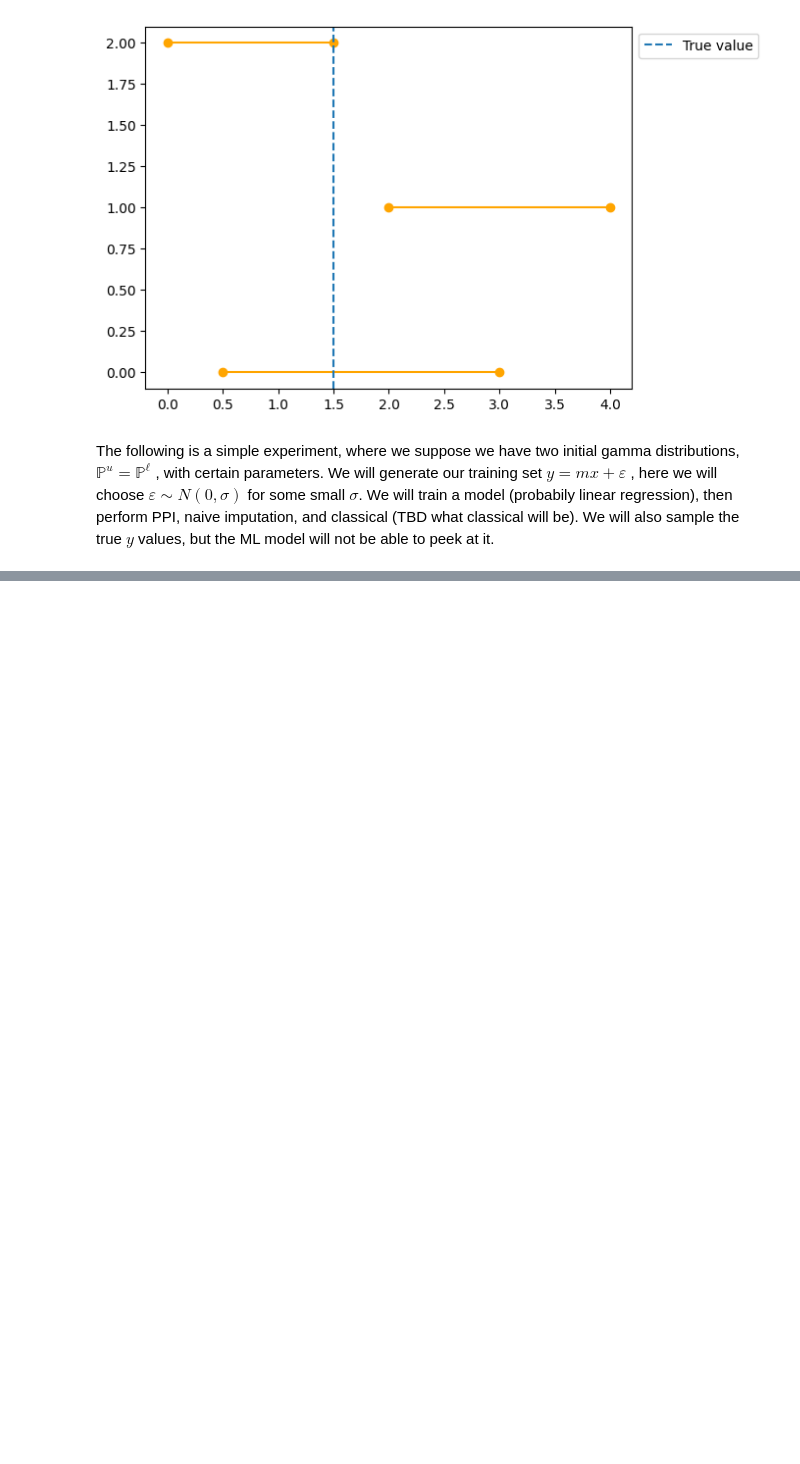
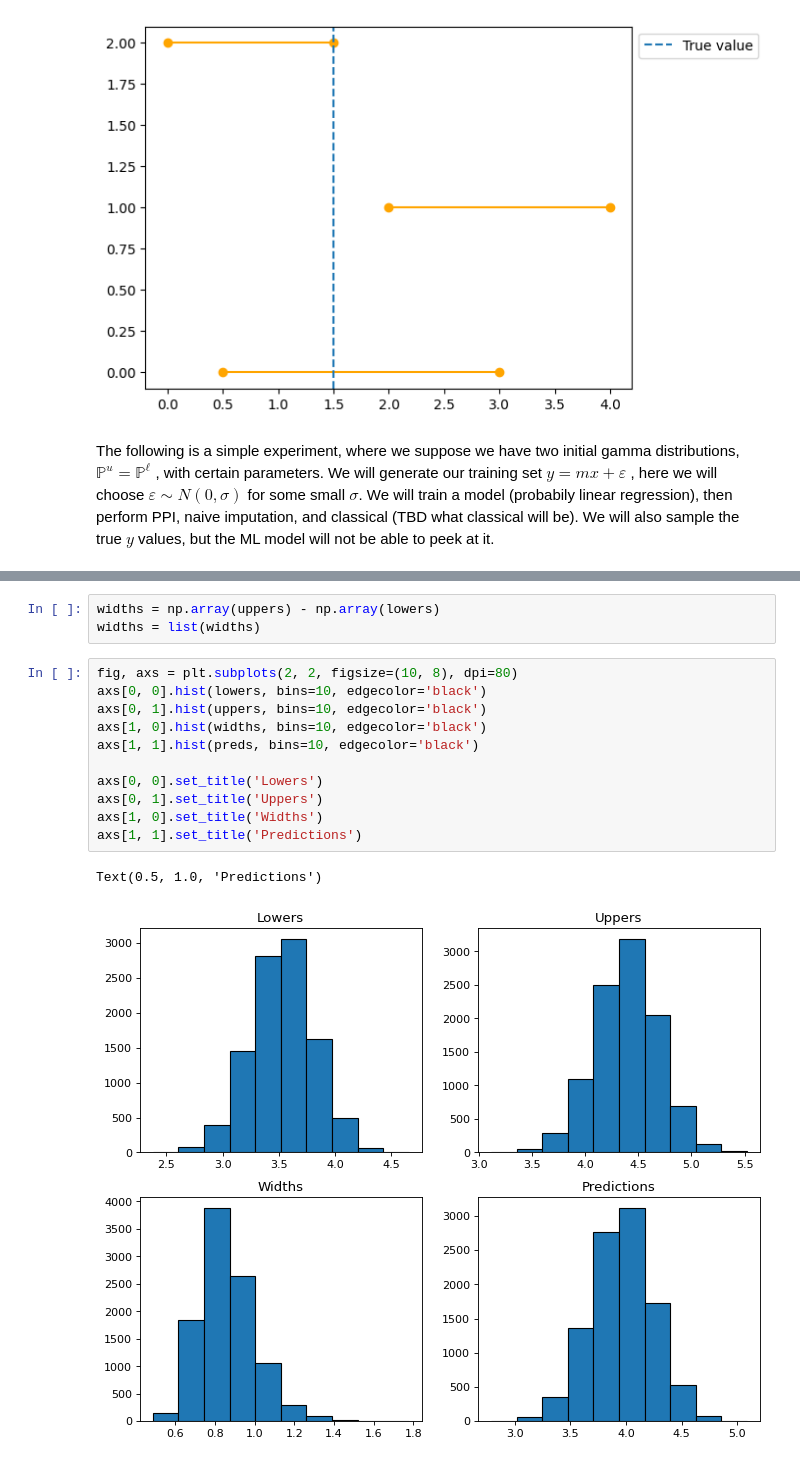
Before and after one commit to nicholas-denis/ppi-testing, a Jupyter notebook: PPI Ratio estimator.ipynb, the cells around one changed output, grey strips where cells are left out. Drawn from its saved outputs; the diff is of its cells as text; blank space fills up the shorter version.

Commit message:
added plots

```diff
--- a/PPI Ratio estimator.ipynb
+++ b/PPI Ratio estimator.ipynb
@@ -520,0 +576,17 @@ array(1)
+# %%
+widths = np.array(uppers) - np.array(lowers)
+widths = list(widths)
+# %%
+fig, axs = plt.subplots(2, 2, figsize=(10, 8), dpi=80)
+axs[0, 0].hist(lowers, bins=10, edgecolor='black')
+axs[0, 1].hist(uppers, bins=10, edgecolor='black')
+axs[1, 0].hist(widths, bins=10, edgecolor='black')
+axs[1, 1].hist(preds, bins=10, edgecolor='black')
+
+axs[0, 0].set_title('Lowers')
+axs[0, 1].set_title('Uppers')
+axs[1, 0].set_title('Widths')
+axs[1, 1].set_title('Predictions')
+# %% [output]
+Text(0.5, 1.0, 'Predictions')
+[figure, added]
```
Also changed, not shown: parts of 11 cells of this notebook.
